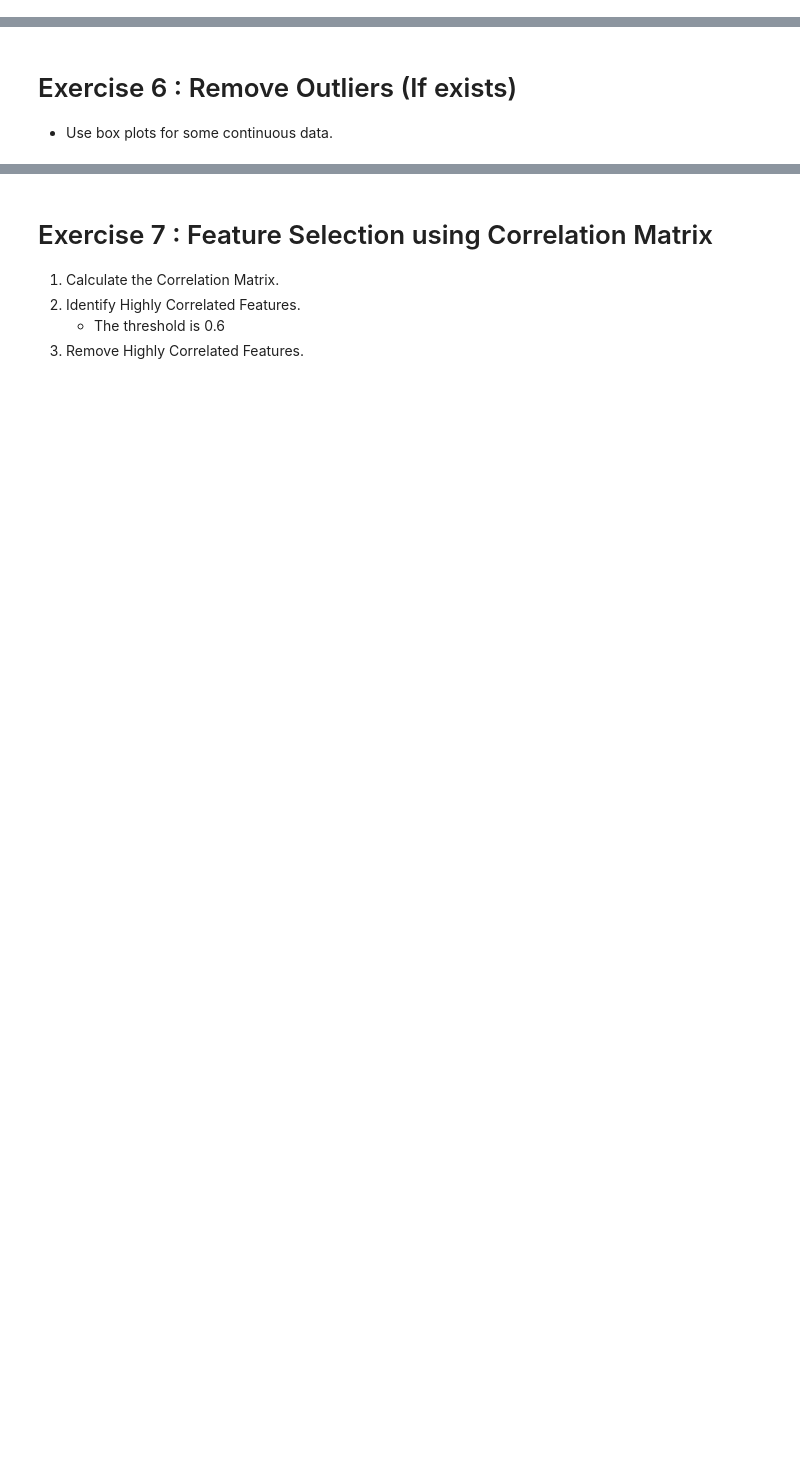
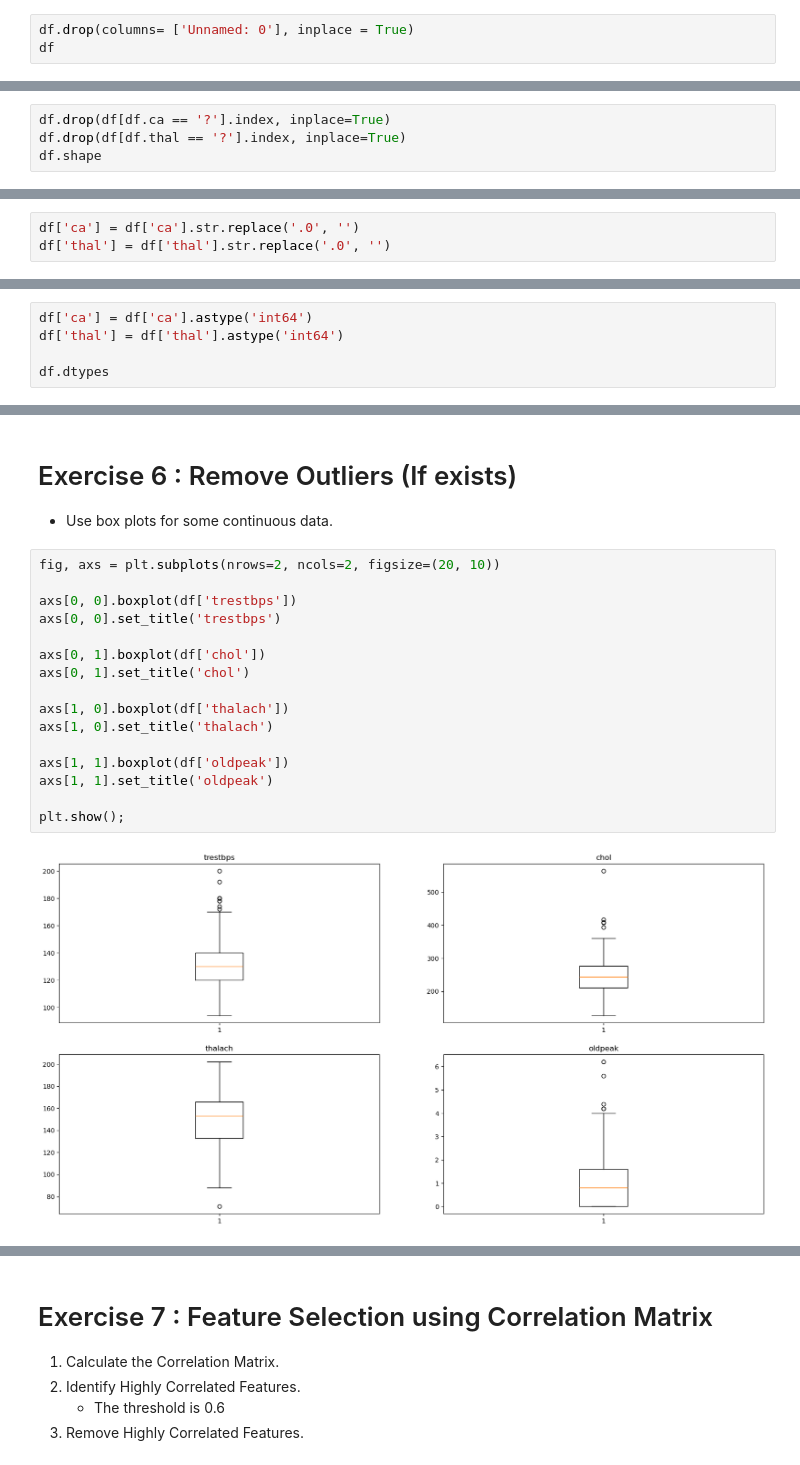
Before and after one commit to 013nour/Logistic_Regression-Lab1, a Jupyter notebook: Assignment.ipynb, the cells around one changed output, grey strips where cells are left out. Cells and saved outputs as stored; diff of their text form; blank space fills up the shorter version.

```diff
--- a/Assignment.ipynb
+++ b/Assignment.ipynb
@@ -5,2 +29,5 @@
 # %% [markdown]
 # Exercise 2 : Drop Unnamed: 0 column
+# %%
+df.drop(columns= ['Unnamed: 0'], inplace = True)
+df
@@ -15,2 +136,6 @@
 # %% [markdown]
 # Exercise 4 : Handle missing data
+# %%
+df.drop(df[df.ca == '?'].index, inplace=True)
+df.drop(df[df.thal == '?'].index, inplace=True)
+df.shape
@@ -22,0 +168,3 @@
+# %%
+df['ca'] = df['ca'].str.replace('.0', '')
+df['thal'] = df['thal'].str.replace('.0', '')
@@ -22,0 +188,5 @@
+# %%
+df['ca'] = df['ca'].astype('int64')
+df['thal'] = df['thal'].astype('int64')
+
+df.dtypes
@@ -24,3 +210,21 @@
 # Exercise 6 : Remove Outliers (If exists)
 
 - Use box plots for some continuous data.
+# %%
+fig, axs = plt.subplots(nrows=2, ncols=2, figsize=(20, 10))
+
+axs[0, 0].boxplot(df['trestbps'])
+axs[0, 0].set_title('trestbps')
+
+axs[0, 1].boxplot(df['chol'])
+axs[0, 1].set_title('chol')
+
+axs[1, 0].boxplot(df['thalach'])
+axs[1, 0].set_title('thalach')
+
+axs[1, 1].boxplot(df['oldpeak'])
+axs[1, 1].set_title('oldpeak')
+
+plt.show();
+# %% [output]
+[figure, added]
```
Also changed, not shown: parts of 61 cells of this notebook.
